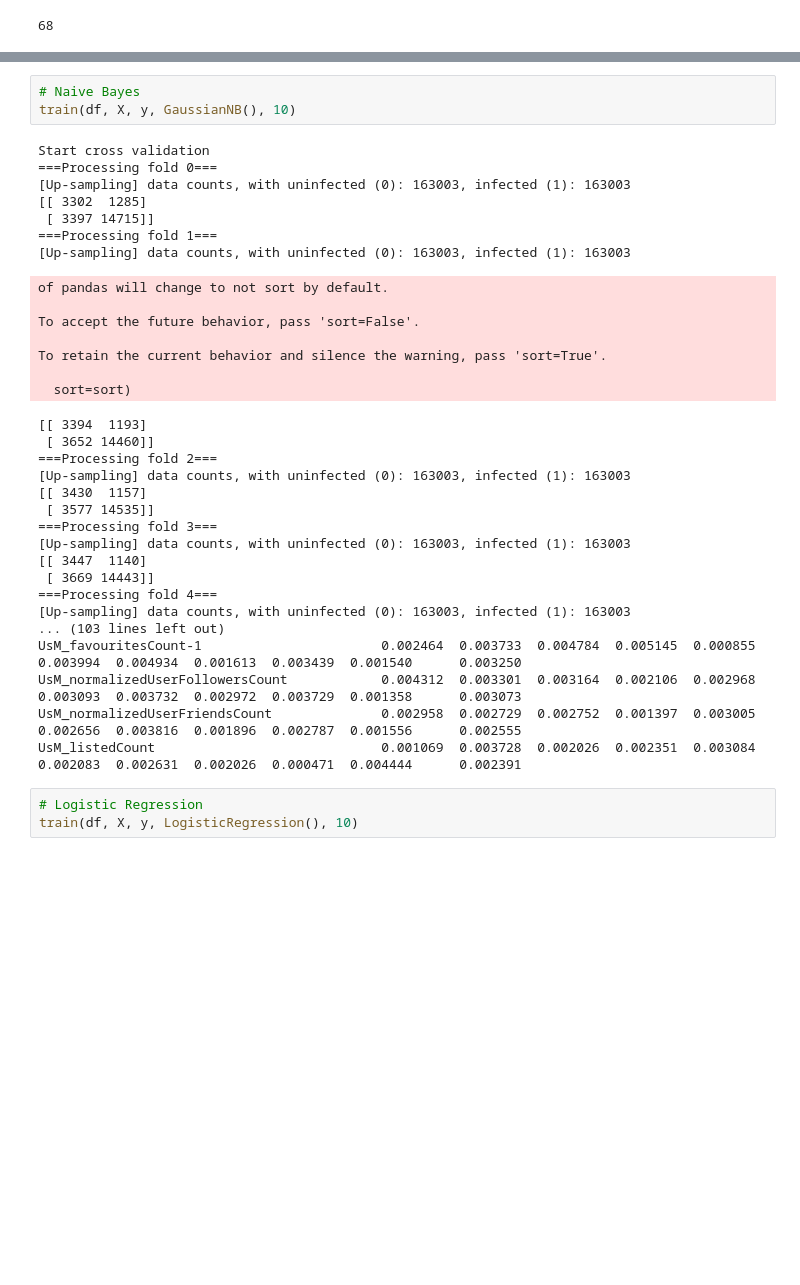
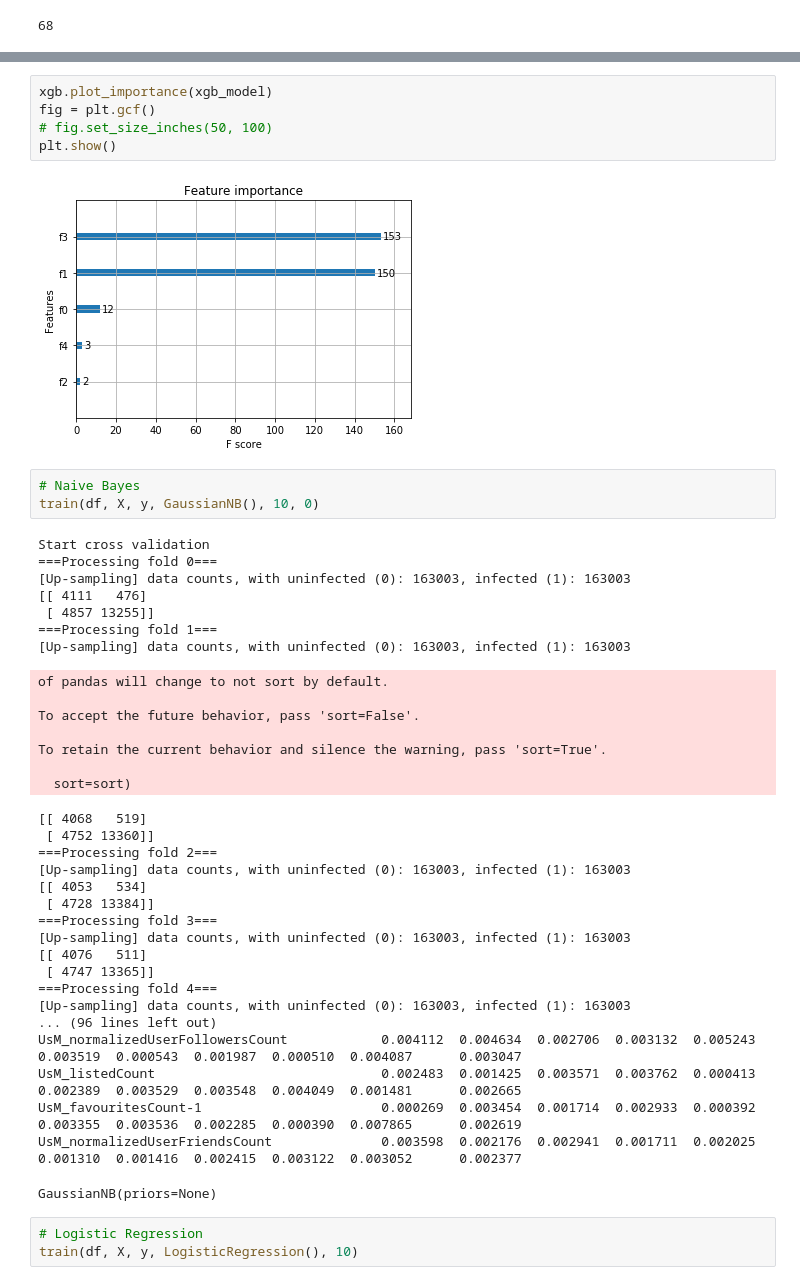
Before and after one commit to lzhou1110/uclresearchanalysis, a Jupyter notebook: notebook/givenchy_model.ipynb, the cells around one changed output, grey strips where cells are left out. Saved outputs shown, nothing was run; the diff lists cells and outputs as text; blank space fills up the shorter version.

```diff
--- a/notebook/givenchy_model.ipynb
+++ b/notebook/givenchy_model.ipynb
@@ -229,12 +239,19 @@ To retain the current behavior and silence the warning, pass 'sort=True'.
+# %%
+xgb.plot_importance(xgb_model)
+fig = plt.gcf()
+# fig.set_size_inches(50, 100)
+plt.show()
+# %% [output]
+[figure, added]
 # %%
 # Naive Bayes
-train(df, X, y, GaussianNB(), 10)
+train(df, X, y, GaussianNB(), 10, 0)
 # %% [output]
 Start cross validation
 ===Processing fold 0===
 [Up-sampling] data counts, with uninfected (0): 163003, infected (1): 163003
-[[ 3302  1285]
- [ 3397 14715]]
+[[ 4111   476]
+ [ 4857 13255]]
 ===Processing fold 1===
 [Up-sampling] data counts, with uninfected (0): 163003, infected (1): 163003
 of pandas will change to not sort by default.
@@ -244,23 +261,24 @@ To accept the future behavior, pass 'sort=False'.
 To retain the current behavior and silence the warning, pass 'sort=True'.
 
   sort=sort)
-[[ 3394  1193]
- [ 3652 14460]]
+[[ 4068   519]
+ [ 4752 13360]]
 ===Processing fold 2===
 [Up-sampling] data counts, with uninfected (0): 163003, infected (1): 163003
-[[ 3430  1157]
- [ 3577 14535]]
+[[ 4053   534]
+ [ 4728 13384]]
 ===Processing fold 3===
 [Up-sampling] data counts, with uninfected (0): 163003, infected (1): 163003
-[[ 3447  1140]
- [ 3669 14443]]
+[[ 4076   511]
+ [ 4747 13365]]
 ===Processing fold 4===
 [Up-sampling] data counts, with uninfected (0): 163003, infected (1): 163003
-... (103 lines left out)
-UsM_favouritesCount-1                       0.002464  0.003733  0.004784  0.005145  0.000855  0.003994  0.004934  0.001613  0.003439  0.001540      0.003250
-UsM_normalizedUserFollowersCount            0.004312  0.003301  0.003164  0.002106  0.002968  0.003093  0.003732  0.002972  0.003729  0.001358      0.003073
-UsM_normalizedUserFriendsCount              0.002958  0.002729  0.002752  0.001397  0.003005  0.002656  0.003816  0.001896  0.002787  0.001556      0.002555
-UsM_listedCount                             0.001069  0.003728  0.002026  0.002351  0.003084  0.002083  0.002631  0.002026  0.000471  0.004444      0.002391
+... (96 lines left out)
+UsM_normalizedUserFollowersCount            0.004112  0.004634  0.002706  0.003132  0.005243  0.003519  0.000543  0.001987  0.000510  0.004087      0.003047
+UsM_listedCount                             0.002483  0.001425  0.003571  0.003762  0.000413  0.002389  0.003529  0.003548  0.004049  0.001481      0.002665
+UsM_favouritesCount-1                       0.000269  0.003454  0.001714  0.002933  0.000392  0.003355  0.003536  0.002285  0.000390  0.007865      0.002619
+UsM_normalizedUserFriendsCount              0.003598  0.002176  0.002941  0.001711  0.002025  0.001310  0.001416  0.002415  0.003122  0.003052      0.002377
+GaussianNB(priors=None)
 # %%
 # Logistic Regression
 train(df, X, y, LogisticRegression(), 10)
```
Also changed, not shown: parts of 4 cells of this notebook, 41 other files.
